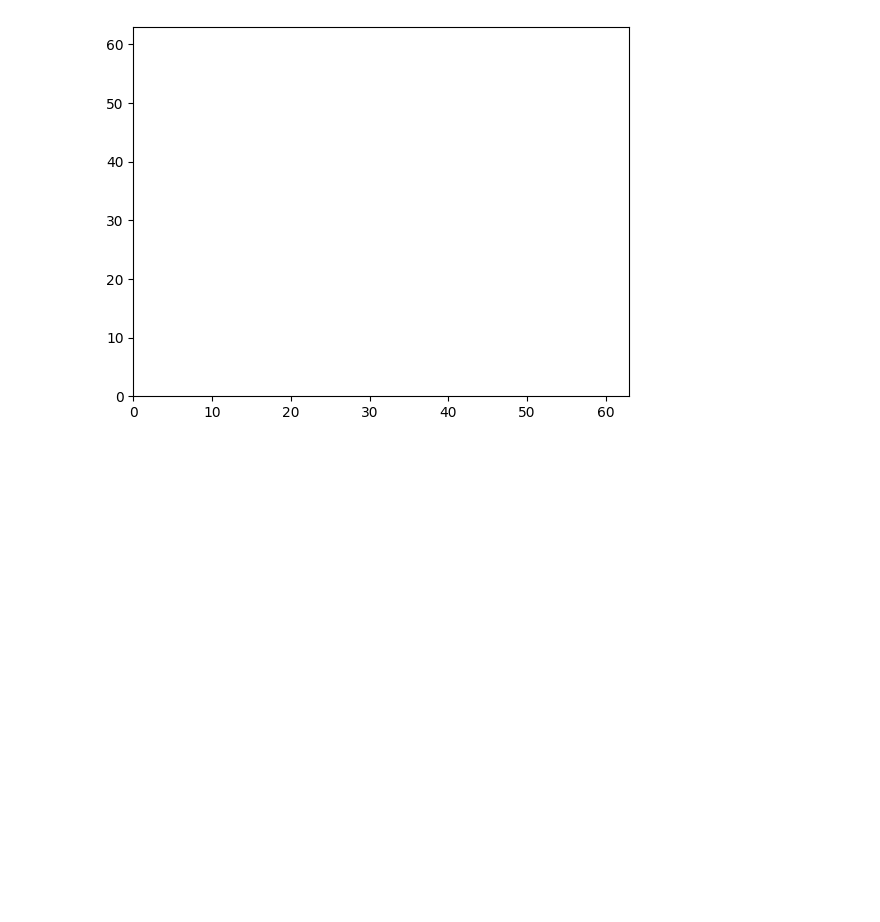
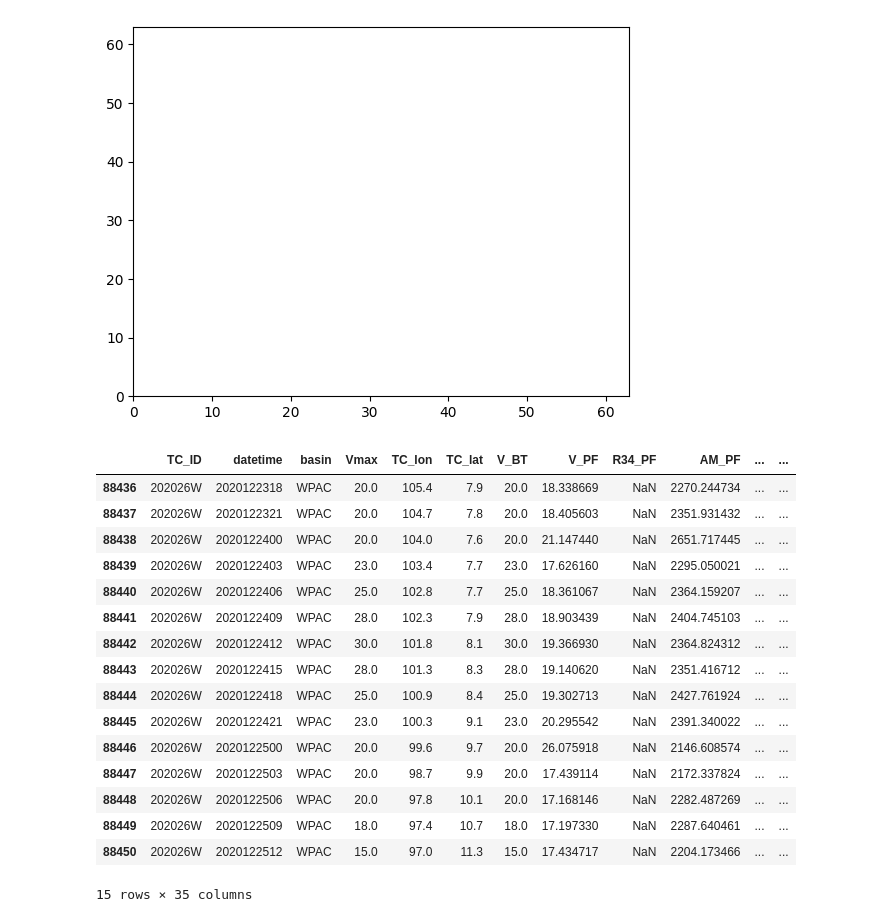
Before and after one commit to kuoyute/TCRI_reanalysis, a Jupyter notebook: notebook/predict_with_TCRI.ipynb, the cells around one changed output. Cells and saved outputs as stored; diff of their text form; code cells hidden in the pictures; blank space fills up the shorter version.

```diff
--- a/notebook/predict_with_TCRI.ipynb
+++ b/notebook/predict_with_TCRI.ipynb
@@ -107,3 +94,28 @@ plt.contourf(tmp, levels=np.linspace(200,280))
 # %% [output]
 <matplotlib.contour.QuadContourSet at 0x...>
 [figure]
+# %%
+import h5py
+df = pd.read_hdf('/bk2/ytkuo/TCSA/TCRI_reanalysis.h5', key='info', mode='r')
+df['TC_spd'] = df['TC_spd'].fillna(method='bfill')
+df['TC_dir'] = df['TC_dir'].fillna(method='bfill')
+# %%
+df[df.TC_ID == '202026W'].tail(15)
+# %% [output]
+|  | TC_ID | datetime | basin | Vmax | TC_lon | TC_lat | V_BT | V_PF | R34_PF | AM_PF | ... | ... |
+| 88436 | 202026W | 2020122318 | WPAC | 20.0 | 105.4 | 7.9 | 20.0 | 18.338669 | NaN | 2270.244734 | ... | ... |
+| 88437 | 202026W | 2020122321 | WPAC | 20.0 | 104.7 | 7.8 | 20.0 | 18.405603 | NaN | 2351.931432 | ... | ... |
+| 88438 | 202026W | 2020122400 | WPAC | 20.0 | 104.0 | 7.6 | 20.0 | 21.147440 | NaN | 2651.717445 | ... | ... |
+| 88439 | 202026W | 2020122403 | WPAC | 23.0 | 103.4 | 7.7 | 23.0 | 17.626160 | NaN | 2295.050021 | ... | ... |
+| 88440 | 202026W | 2020122406 | WPAC | 25.0 | 102.8 | 7.7 | 25.0 | 18.361067 | NaN | 2364.159207 | ... | ... |
+| 88441 | 202026W | 2020122409 | WPAC | 28.0 | 102.3 | 7.9 | 28.0 | 18.903439 | NaN | 2404.745103 | ... | ... |
+| 88442 | 202026W | 2020122412 | WPAC | 30.0 | 101.8 | 8.1 | 30.0 | 19.366930 | NaN | 2364.824312 | ... | ... |
+| 88443 | 202026W | 2020122415 | WPAC | 28.0 | 101.3 | 8.3 | 28.0 | 19.140620 | NaN | 2351.416712 | ... | ... |
+| 88444 | 202026W | 2020122418 | WPAC | 25.0 | 100.9 | 8.4 | 25.0 | 19.302713 | NaN | 2427.761924 | ... | ... |
+| 88445 | 202026W | 2020122421 | WPAC | 23.0 | 100.3 | 9.1 | 23.0 | 20.295542 | NaN | 2391.340022 | ... | ... |
+| 88446 | 202026W | 2020122500 | WPAC | 20.0 | 99.6 | 9.7 | 20.0 | 26.075918 | NaN | 2146.608574 | ... | ... |
+| 88447 | 202026W | 2020122503 | WPAC | 20.0 | 98.7 | 9.9 | 20.0 | 17.439114 | NaN | 2172.337824 | ... | ... |
+| 88448 | 202026W | 2020122506 | WPAC | 20.0 | 97.8 | 10.1 | 20.0 | 17.168146 | NaN | 2282.487269 | ... | ... |
+| 88449 | 202026W | 2020122509 | WPAC | 18.0 | 97.4 | 10.7 | 18.0 | 17.197330 | NaN | 2287.640461 | ... | ... |
+| 88450 | 202026W | 2020122512 | WPAC | 15.0 | 97.0 | 11.3 | 15.0 | 17.434717 | NaN | 2204.173466 | ... | ... |
+15 rows × 35 columns
```
Also changed, not shown: parts of 10 cells of this notebook, 1 other file.
